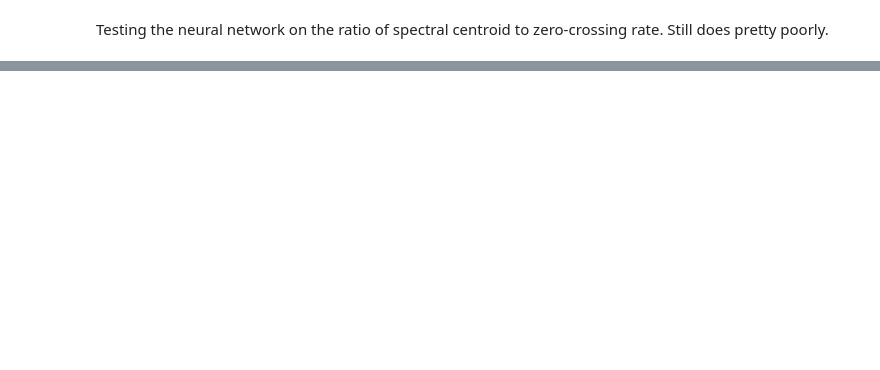
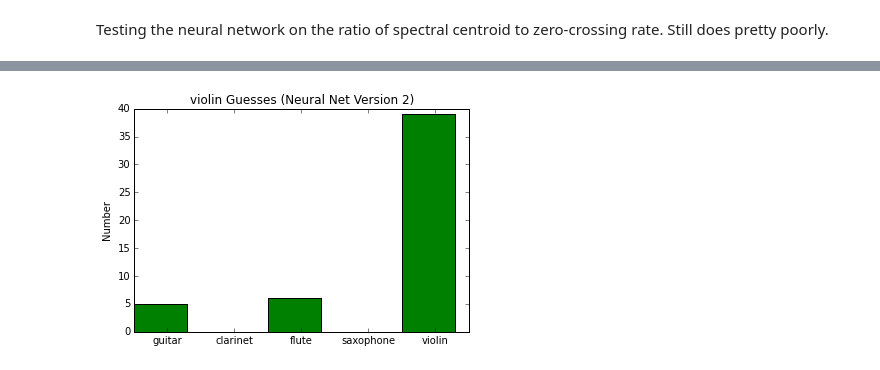
Before and after one commit to bertschingert/cs328-final, a Jupyter notebook: Testing the neural network.ipynb, the cells around one changed output, grey strips where cells are left out. Drawn from its saved outputs; the diff is of its cells as text; code cells hidden in the pictures; blank space fills up the shorter version.

```diff
--- a/Testing the neural network.ipynb
+++ b/Testing the neural network.ipynb
@@ -232,24 +66,27 @@ which is  0.0
 # %% [markdown]
 Testing the neural network on the ratio of spectral centroid to zero-crossing rate. Still does pretty poorly.
 # %%
-r_inp = []
-r_inputs = []
-r_outputs = []
+fund_data = [np.loadtxt("reps/guitar_funds.txt"), np.loadtxt("reps/clarinet_funds.txt"), np.loadtxt("reps/flute_funds.txt"), np.loadtxt("reps/saxophone_funds.txt"), np.loadtxt("reps/violin_funds.txt")]
+sc_data = [np.loadtxt("reps/guitar_centroid.txt"), np.loadtxt("reps/clarinet_centroid.txt"), np.loadtxt("reps/flute_centroid.txt"), np.loadtxt("reps/saxophone_centroid.txt"), np.loadtxt("reps/violin_centroid.txt")]
+
+scf_inp = []
+scf_inputs = []
+scf_outputs = []
 for i in range(50):
     for j in range(5):
-        r_inputs = []
-        r_output = [0]*5
-        r_inputs.append(sc_data[j][i]/zcr_data[j][i])
-        r_output[j] = 1
-        r_outputs.append(r_output)
-        r_inp.append(r_inputs)
+        scf_inputs = []
+        scf_output = [0]*5
+        scf_inputs.append(sc_data[j][i]/fund_data[j][i])
+        scf_output[j] = 1
+        scf_outputs.append(scf_output)
+        scf_inp.append(scf_inputs)
 
-r_inp = np.array(r_inp)
-r_out = np.array(r_outputs)
-nn.initialize_network(zc_inp.T.shape[0], zc_out.T.shape[0], 2, 5)
-nn.train_network(zc_inp.T, zc_out.T, nn.update_weights, 50, 0.01)
-real = nn.predict_network(zc_inp.T, nn.logistic)
-cm = confusion_matrix(real.T, zc_out, zc_out.T.shape[0])
+scf_inp = np.array(scf_inp)
+scf_out = np.array(scf_outputs)
+nn.initialize_network(scf_inp.T.shape[0], scf_out.T.shape[0], 2, 5)
+nn.train_network(scf_inp.T, scf_out.T, nn.update_weights, 300, 0.01)
+real = nn.predict_network(scf_inp.T, nn.logistic)
+cm = confusion_matrix(real.T, scf_out, scf_out.T.shape[0])
 print(cm)
 print_cc_info(cm, 50, instrs)
 # %% [output]
@@ -406,0 +201,11 @@ which is  0.44
+# %%
+indexes = (0, 1, 2, 3, 4)
+
+plt.bar(indexes, cm[4], width=.8, color='g')
+
+plt.ylabel('Number')
+plt.title(instrs[4] + " Guesses (Neural Net Version 2)")
+plt.xticks([0.5, 1.5, 2.5, 3.5, 4.5], instrs)
+plt.show()
+# %% [output]
+[figure, added]
```
Also changed, not shown: parts of 25 cells of this notebook, 1 other file.
